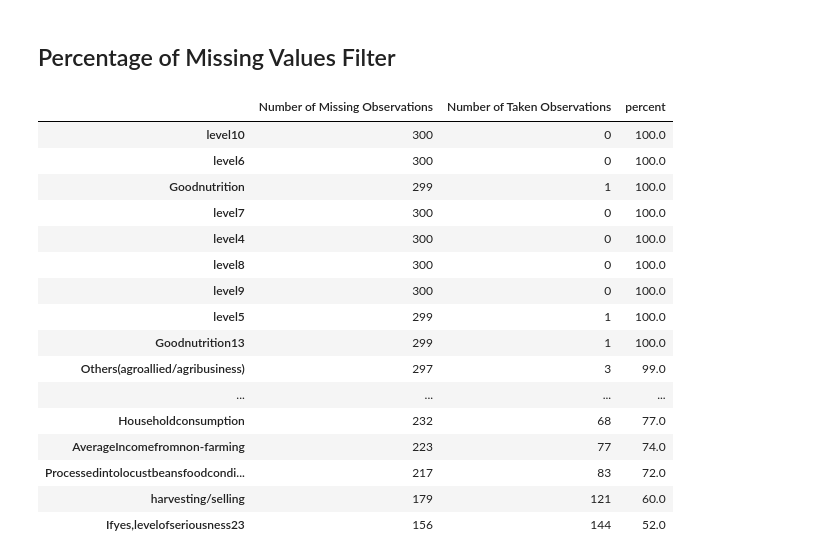
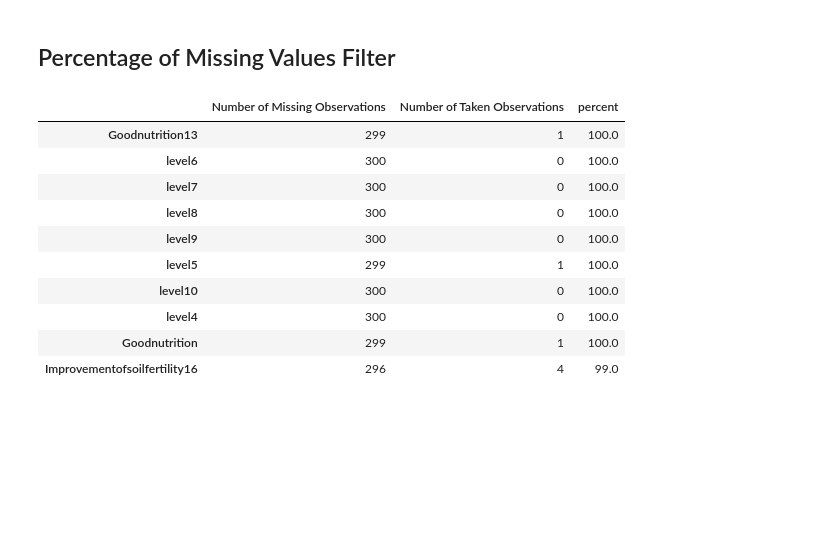
Before and after one commit to Don-Timmy/Missing-Values-Analysis, a Jupyter notebook: MissingValuesCode.ipynb, the cells around one changed output. Drawn from its saved outputs; the diff is of its cells as text; code cells hidden in the pictures; blank space fills up the shorter version.

```diff
--- a/MissingValuesCode.ipynb
+++ b/MissingValuesCode.ipynb
@@ -59,22 +48,16 @@ missinglocustdata
 # %% [markdown]
 ## Percentage of Missing Values Filter
 # %%
-missinglocustdata[missinglocustdata['percent'] > 50]
+missinglocustdata[missinglocustdata['percent'] > 50].head(10)
 # %% [output]
 |  | Number of Missing Observations | Number of Taken Observations | percent |
-| level10 | 300 | 0 | 100.0 |
+| Goodnutrition13 | 299 | 1 | 100.0 |
 | level6 | 300 | 0 | 100.0 |
-| Goodnutrition | 299 | 1 | 100.0 |
 | level7 | 300 | 0 | 100.0 |
-| level4 | 300 | 0 | 100.0 |
 | level8 | 300 | 0 | 100.0 |
 | level9 | 300 | 0 | 100.0 |
 | level5 | 299 | 1 | 100.0 |
-| Goodnutrition13 | 299 | 1 | 100.0 |
-| Others(agroallied/agribusiness) | 297 | 3 | 99.0 |
-| ... | ... | ... | ... |
-| Householdconsumption | 232 | 68 | 77.0 |
-| AverageIncomefromnon-farming | 223 | 77 | 74.0 |
-| Processedintolocustbeansfoodcondi... | 217 | 83 | 72.0 |
-| harvesting/selling | 179 | 121 | 60.0 |
-| Ifyes,levelofseriousness23 | 156 | 144 | 52.0 |
+| level10 | 300 | 0 | 100.0 |
+| level4 | 300 | 0 | 100.0 |
+| Goodnutrition | 299 | 1 | 100.0 |
+| Improvementofsoilfertility16 | 296 | 4 | 99.0 |
```
Also changed, not shown: parts of 3 cells of this notebook.
